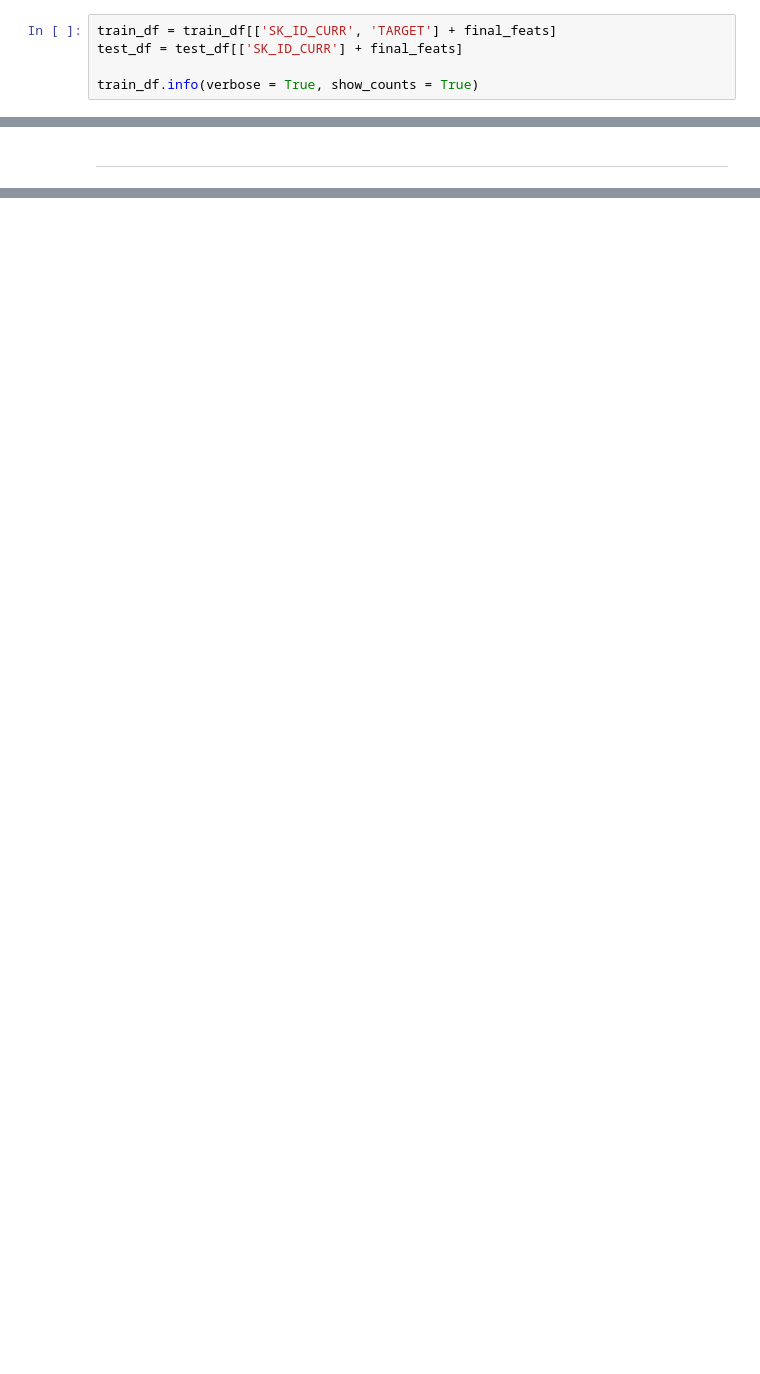
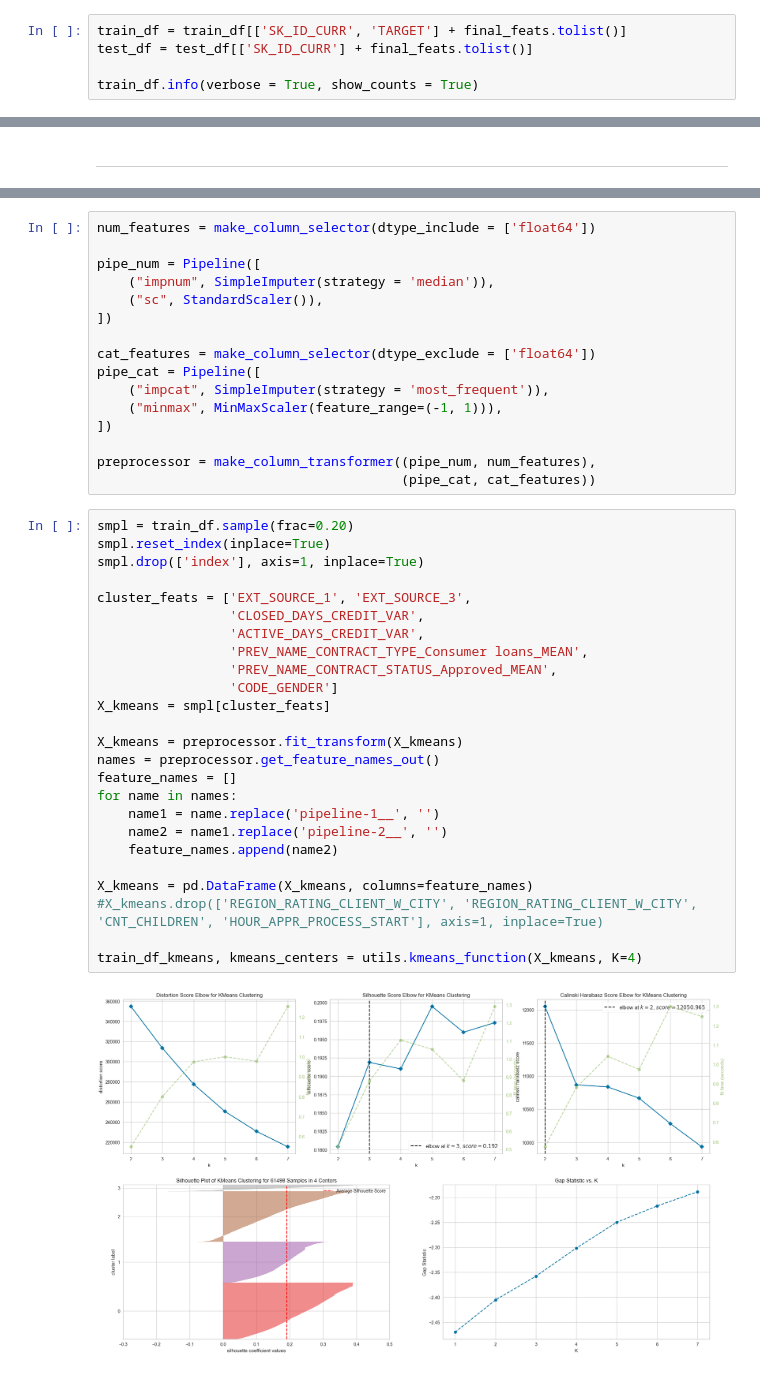
Before and after one commit to JulienCla/OC_Projet_7, a Jupyter notebook: Implémentez_un_modèle_de_scoring_EDA.ipynb, the cells around one changed output, grey strips where cells are left out. Saved outputs shown, nothing was run; the diff lists cells and outputs as text; blank space fills up the shorter version.

```diff
--- a/Implémentez_un_modèle_de_scoring_EDA.ipynb
+++ b/Implémentez_un_modèle_de_scoring_EDA.ipynb
@@ -335,8 +350,8 @@ Nombre de features retenues au final : 120
 # %% [markdown]
 ## Sauvegarde des datasets
 # %%
-train_df = train_df[['SK_ID_CURR', 'TARGET'] + final_feats]
-test_df = test_df[['SK_ID_CURR'] + final_feats]
+train_df = train_df[['SK_ID_CURR', 'TARGET'] + final_feats.tolist()]
+test_df = test_df[['SK_ID_CURR'] + final_feats.tolist()]
 
 train_df.info(verbose = True, show_counts = True)
 # %% [output]
@@ -367,0 +382,43 @@ smpl.to_csv('streamlit_dashboard/data_streamlit.csv', index=False)
+# %%
+num_features = make_column_selector(dtype_include = ['float64'])
+
+pipe_num = Pipeline([
+    ("impnum", SimpleImputer(strategy = 'median')),
+    ("sc", StandardScaler()),
+])
+
+cat_features = make_column_selector(dtype_exclude = ['float64'])
+pipe_cat = Pipeline([
+    ("impcat", SimpleImputer(strategy = 'most_frequent')),
+    ("minmax", MinMaxScaler(feature_range=(-1, 1))),
+])
+
+preprocessor = make_column_transformer((pipe_num, num_features),
+                                       (pipe_cat, cat_features))
+# %%
+smpl = train_df.sample(frac=0.20)
+smpl.reset_index(inplace=True)
+smpl.drop(['index'], axis=1, inplace=True)
+
+cluster_feats = ['EXT_SOURCE_1', 'EXT_SOURCE_3',
+                 'CLOSED_DAYS_CREDIT_VAR',
+                 'ACTIVE_DAYS_CREDIT_VAR',
+                 'PREV_NAME_CONTRACT_TYPE_Consumer loans_MEAN',
+                 'PREV_NAME_CONTRACT_STATUS_Approved_MEAN',
+                 'CODE_GENDER']
+X_kmeans = smpl[cluster_feats]
+
+X_kmeans = preprocessor.fit_transform(X_kmeans)
+names = preprocessor.get_feature_names_out()
+feature_names = []
+for name in names:
+    name1 = name.replace('pipeline-1__', '')
+    name2 = name1.replace('pipeline-2__', '')
+    feature_names.append(name2)
+
+X_kmeans = pd.DataFrame(X_kmeans, columns=feature_names)
+#X_kmeans.drop(['REGION_RATING_CLIENT_W_CITY', 'REGION_RATING_CLIENT_W_CITY', 'CNT_CHILDREN', 'HOUR_APPR_PROCESS_START'], axis=1, inplace=True)
+
+train_df_kmeans, kmeans_centers = utils.kmeans_function(X_kmeans, K=4)
+# %% [output]
+[figure, added]
```
Also changed, not shown: parts of 21 cells of this notebook, 6 other files.
